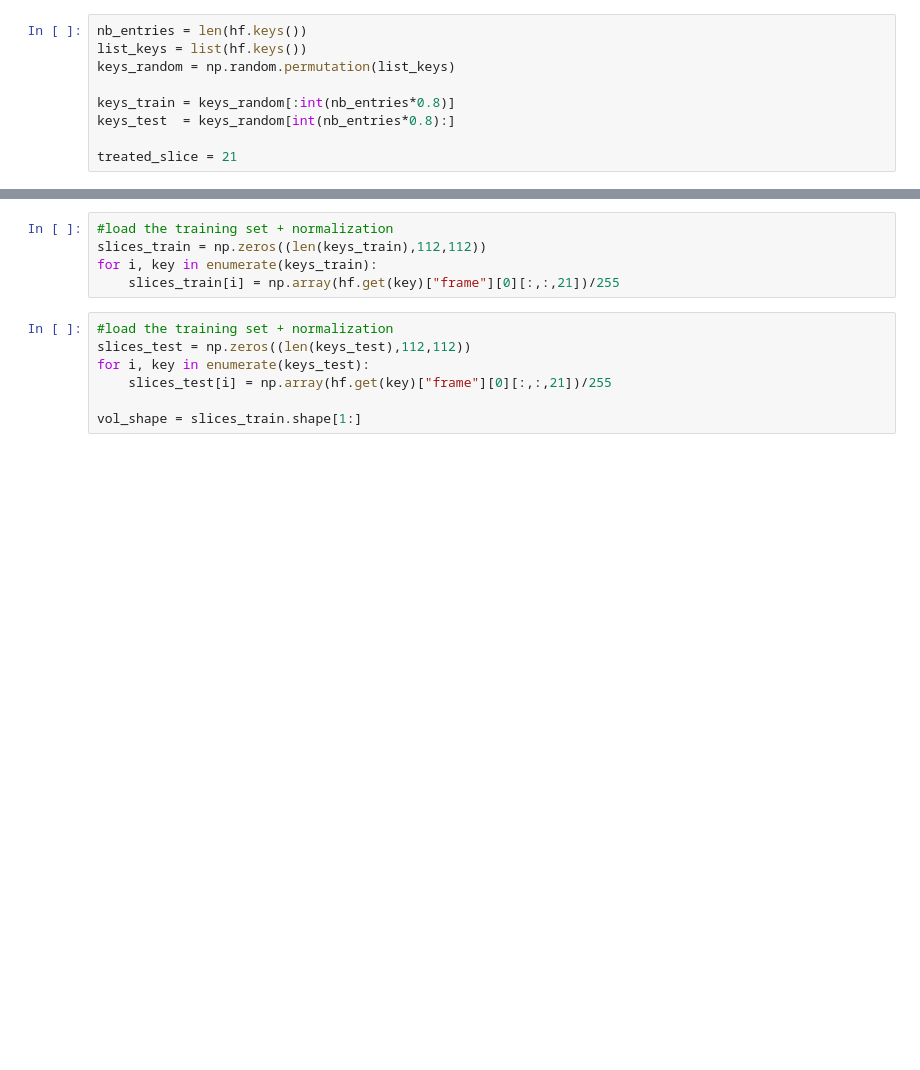
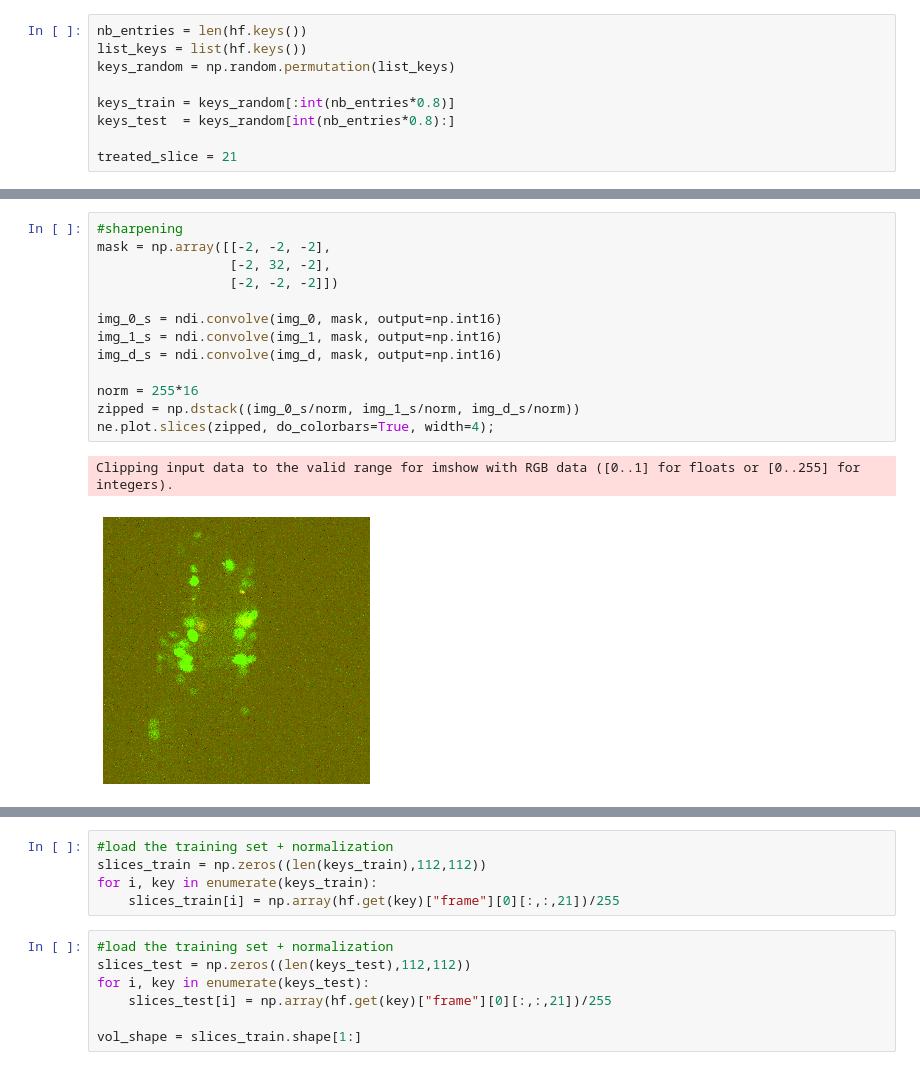
Before and after one commit to madtoinou/voxelmorph, a Jupyter notebook: voxelmorph_project.ipynb, the cells around one changed output, grey strips where cells are left out. Cells and saved outputs as stored; diff of their text form; blank space fills up the shorter version.

```diff
--- a/voxelmorph_project.ipynb
+++ b/voxelmorph_project.ipynb
@@ -44,0 +64,16 @@ treated_slice = 21
+# %%
+#sharpening
+mask = np.array([[-2, -2, -2],
+                 [-2, 32, -2],
+                 [-2, -2, -2]])
+
+img_0_s = ndi.convolve(img_0, mask, output=np.int16)
+img_1_s = ndi.convolve(img_1, mask, output=np.int16)
+img_d_s = ndi.convolve(img_d, mask, output=np.int16)
+
+norm = 255*16
+zipped = np.dstack((img_0_s/norm, img_1_s/norm, img_d_s/norm))
+ne.plot.slices(zipped, do_colorbars=True, width=4);
+# %% [output]
+Clipping input data to the valid range for imshow with RGB data ([0..1] for floats or [0..255] for integers).
+[figure, added]
```
Also changed, not shown: parts of 23 cells of this notebook.
